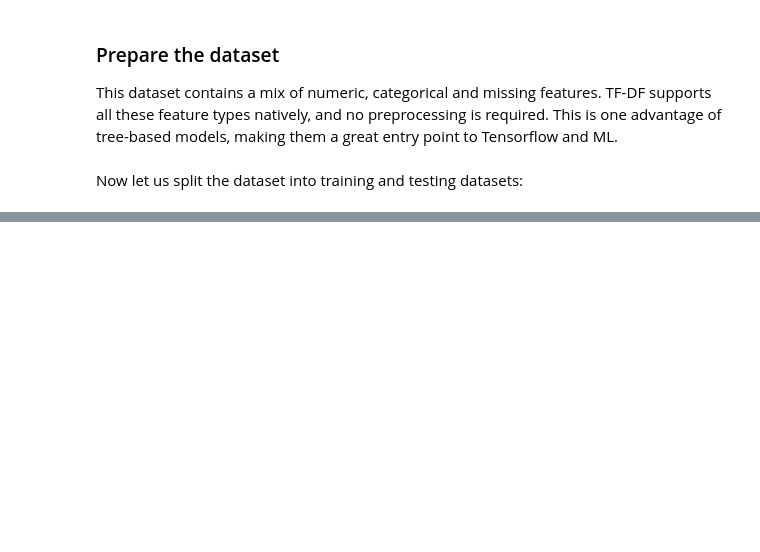
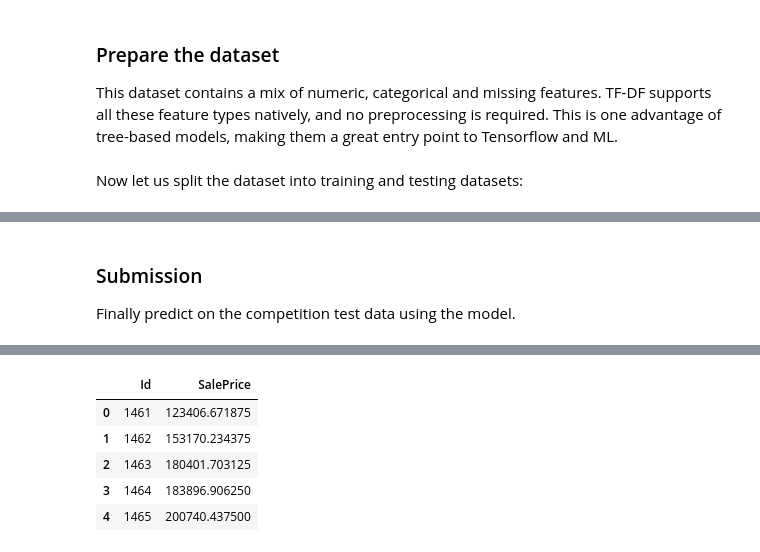
Before and after one commit to SenSheep/10_pet_projects_ML, a Jupyter notebook: Housing_Price_Prediction/HPP_2.ipynb, the cells around one changed output, grey strips where cells are left out. Saved outputs shown, nothing was run; the diff lists cells and outputs as text; code cells hidden in the pictures; blank space fills up the shorter version.

```diff
--- a/Housing_Price_Prediction/HPP_2.ipynb
+++ b/Housing_Price_Prediction/HPP_2.ipynb
@@ -106,0 +330,18 @@ print("{} examples in training, {} examples in testing.".format(
+# %% [markdown]
+### Submission
+Finally predict on the competition test data using the model.
+# %%
+test_file_path = "/content/drive/MyDrive/HPP_2/test.csv"
+test_data = pd.read_csv(test_file_path)
+ids = test_data.pop('Id')
+
+test_ds = tfdf.keras.pd_dataframe_to_tf_dataset(
+    test_data,
+    task = tfdf.keras.Task.REGRESSION)
+
+preds = rf.predict(test_ds)
+output = pd.DataFrame({'Id': ids,
+                       'SalePrice': preds.squeeze()})
+
+output.head()
+# %% [output]
@@ -106,0 +349,6 @@ print("{} examples in training, {} examples in testing.".format(
+|  | Id | SalePrice |
+| 0 | 1461 | 123406.671875 |
+| 1 | 1462 | 153170.234375 |
+| 2 | 1463 | 180401.703125 |
+| 3 | 1464 | 183896.906250 |
+| 4 | 1465 | 200740.437500 |
```
Also changed, not shown: parts of 37 cells of this notebook, 4 other files.
